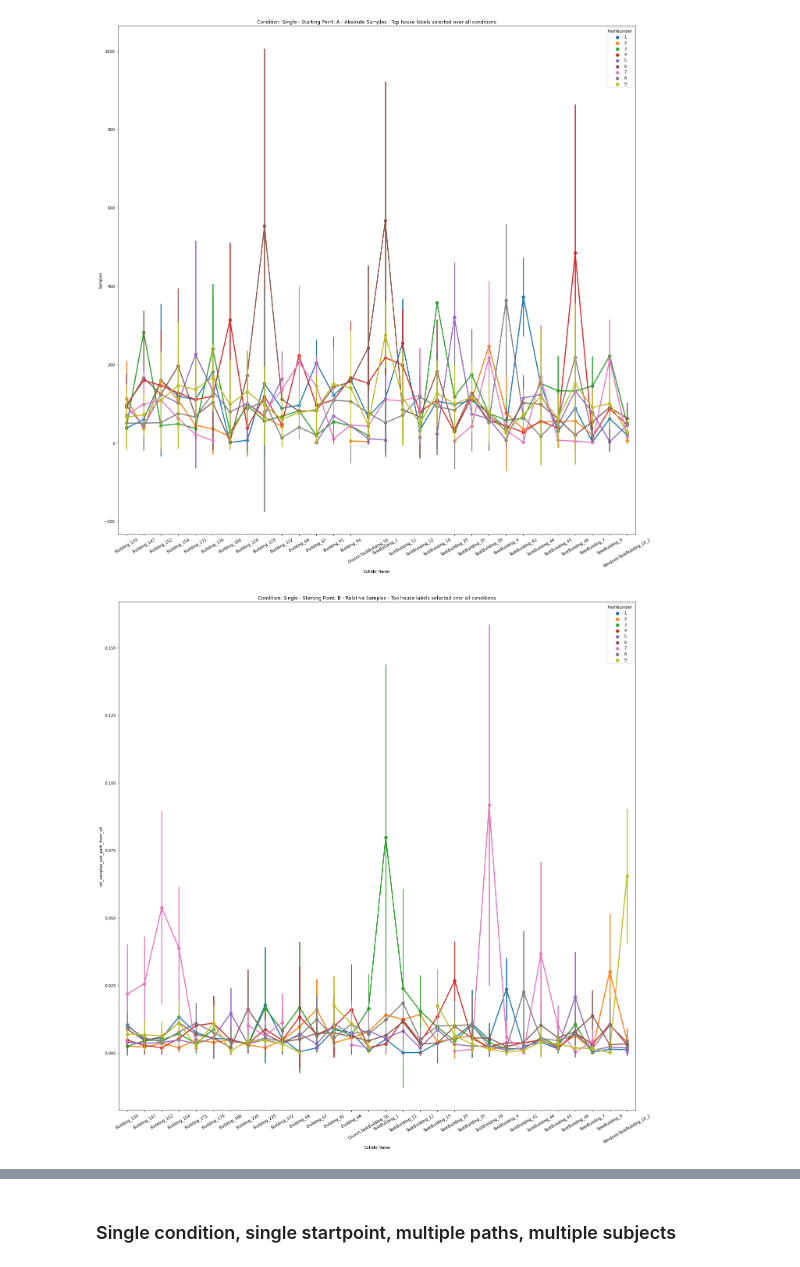
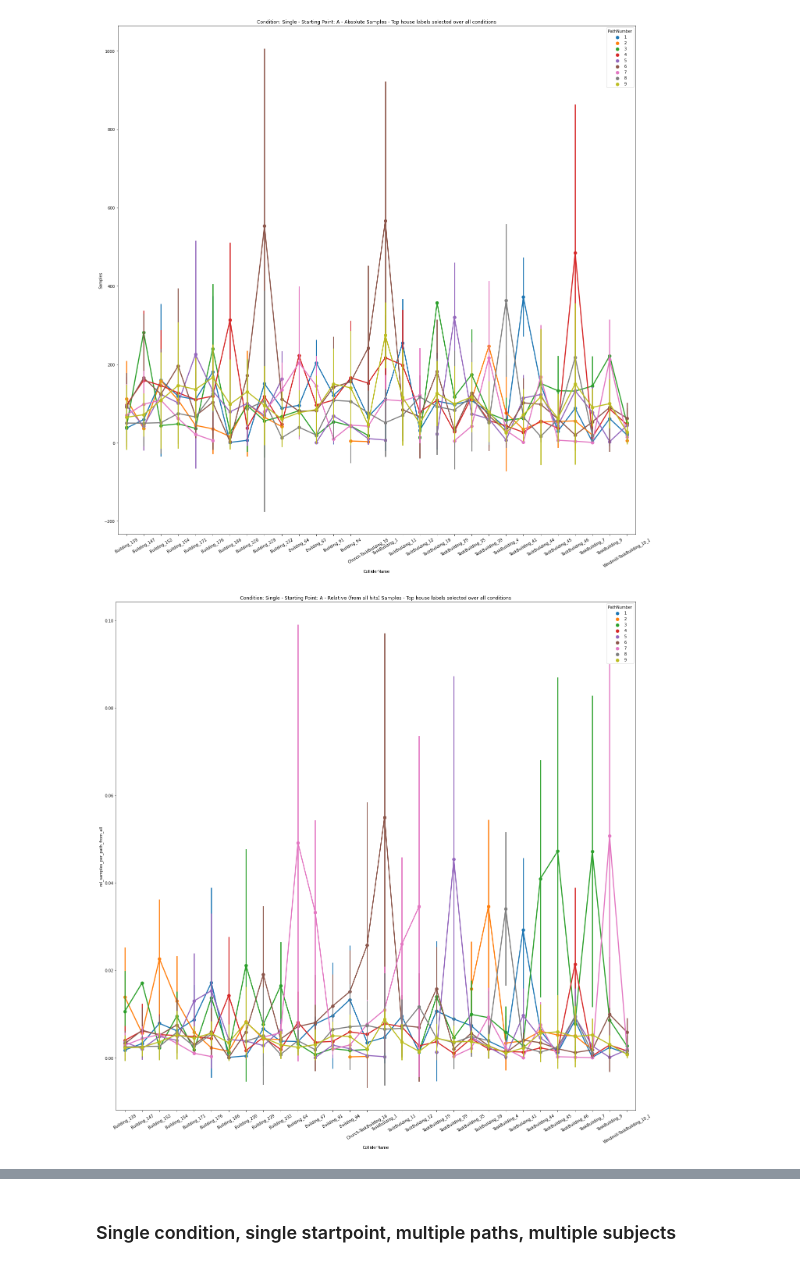
Before and after one commit to lucasessmann/GTA_ET, a Jupyter notebook: IndividualPathAnalysis.ipynb, the cells around one changed output, grey strips where cells are left out. Saved outputs shown, nothing was run; the diff lists cells and outputs as text; code cells hidden in the pictures.

Commit message:
update path plots

```diff
--- a/IndividualPathAnalysis.ipynb
+++ b/IndividualPathAnalysis.ipynb
@@ -367,25 +345,25 @@ plt.show()
 [figure]
 # %%
 select_condition = "Single"
-select_start_point = "B"
+select_start_point = "A"
 
 data_df = rel_agg_df.copy(deep=True)
 data_df = data_df[(data_df["condition"] == select_condition.lower()) & (data_df["start_point"] == select_start_point)]
 data_df = data_df[(data_df["ColliderName"].isin(top_house_names))]
 data_df = data_df[(data_df["PathNumber"] != 0)] # exclude test path
 
 # create order
 collider_name_list = top_house_names.copy()
 collider_name_list.sort()
 
 # plot
 fig, ax = plt.subplots(1,1,figsize=(20,20), squeeze = False)
 g = sns.pointplot(data=data_df, x="ColliderName", y="rel_samples_per_path_from_all", hue="PathNumber", ci="sd", order=collider_name_list, ax = ax[0,0])
 g.set_xticklabels(g.get_xticklabels(), rotation=30)
-ax[0,0].title.set_text("Condition: " + select_condition + " - Starting Point: " + select_start_point + " - Relative Samples - Top house labels selected over all conditions")
+ax[0,0].title.set_text("Condition: " + select_condition + " - Starting Point: " + select_start_point + " - Relative (from all hits) Samples - Top house labels selected over all conditions")
 
 
 fig.tight_layout()
 plt.show()
 # %% [output]
-[figure, old version]
+[figure, new version]
```
Also changed, not shown: parts of 28 cells of this notebook.
